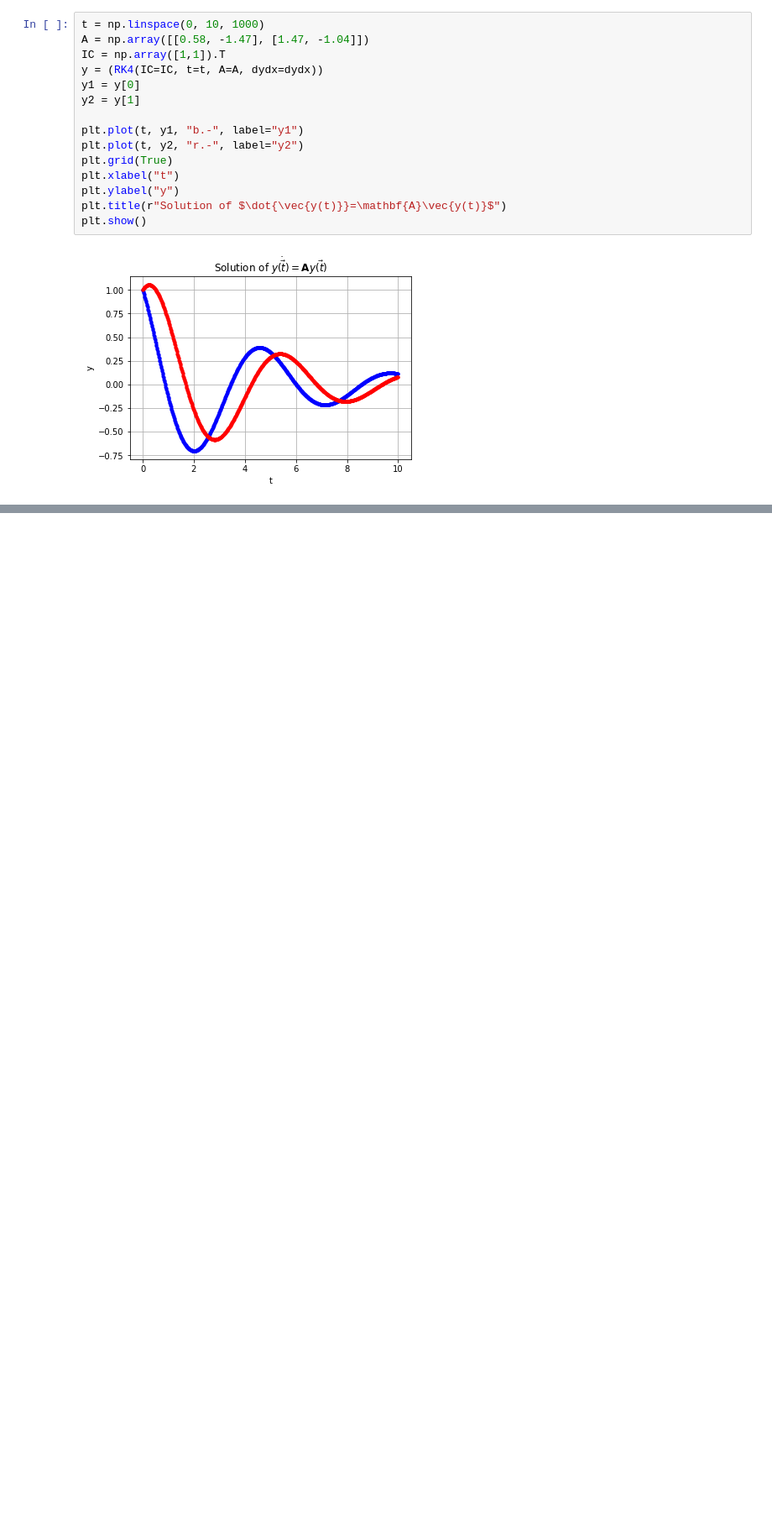
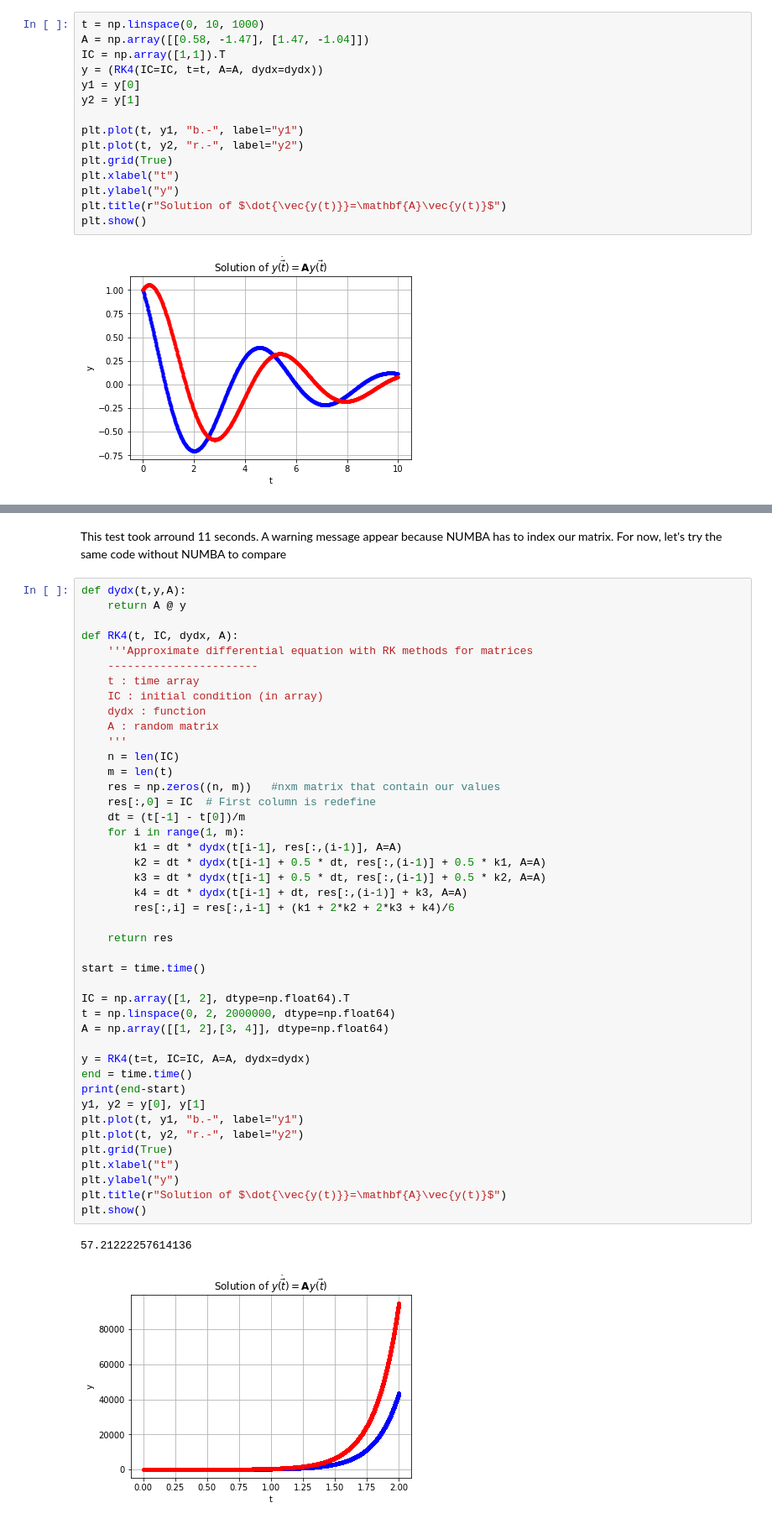
Before and after one commit to DCC-Lab/Computational-neuroscience-RNNs-, a Jupyter notebook: Differential_equation_solver/Diff_Eq_Solver_Euler_RK_.ipynb, the cells around one changed output, grey strips where cells are left out. Shown at 84% size. Cells and saved outputs as stored; diff of their text form; blank space fills up the shorter version.

```diff
--- a/Differential_equation_solver/Diff_Eq_Solver_Euler_RK_.ipynb
+++ b/Differential_equation_solver/Diff_Eq_Solver_Euler_RK_.ipynb
@@ -312,0 +370,48 @@ plt.show()
+# %% [markdown]
+This test took arround 11 seconds. A warning message appear because NUMBA has to index our matrix. For now, let's try the same code without NUMBA to compare
+# %%
+def dydx(t,y,A):
+    return A @ y
+
+def RK4(t, IC, dydx, A):
+    '''Approximate differential equation with RK methods for matrices
+    -----------------------
+    t : time array
+    IC : initial condition (in array)
+    dydx : function
+    A : random matrix
+    '''
+    n = len(IC)
+    m = len(t)
+    res = np.zeros((n, m))   #nxm matrix that contain our values
+    res[:,0] = IC  # First column is redefine
+    dt = (t[-1] - t[0])/m
+    for i in range(1, m):
+        k1 = dt * dydx(t[i-1], res[:,(i-1)], A=A)
+        k2 = dt * dydx(t[i-1] + 0.5 * dt, res[:,(i-1)] + 0.5 * k1, A=A)
+        k3 = dt * dydx(t[i-1] + 0.5 * dt, res[:,(i-1)] + 0.5 * k2, A=A)
+        k4 = dt * dydx(t[i-1] + dt, res[:,(i-1)] + k3, A=A)
+        res[:,i] = res[:,i-1] + (k1 + 2*k2 + 2*k3 + k4)/6
+
+    return res
+
+start = time.time()
+
+IC = np.array([1, 2], dtype=np.float64).T
+t = np.linspace(0, 2, 2000000, dtype=np.float64)
+A = np.array([[1, 2],[3, 4]], dtype=np.float64)
+
+y = RK4(t=t, IC=IC, A=A, dydx=dydx)
+end = time.time()
+print(end-start)
+y1, y2 = y[0], y[1]
+plt.plot(t, y1, "b.-", label="y1")
+plt.plot(t, y2, "r.-", label="y2")
+plt.grid(True)
+plt.xlabel("t")
+plt.ylabel("y")
+plt.title(r"Solution of $\dot{\vec{y(t)}}=\mathbf{A}\vec{y(t)}$")
+plt.show()
+# %% [output]
+57.21222257614136
+[figure, added]
```
Also changed, not shown: parts of 10 cells of this notebook.
